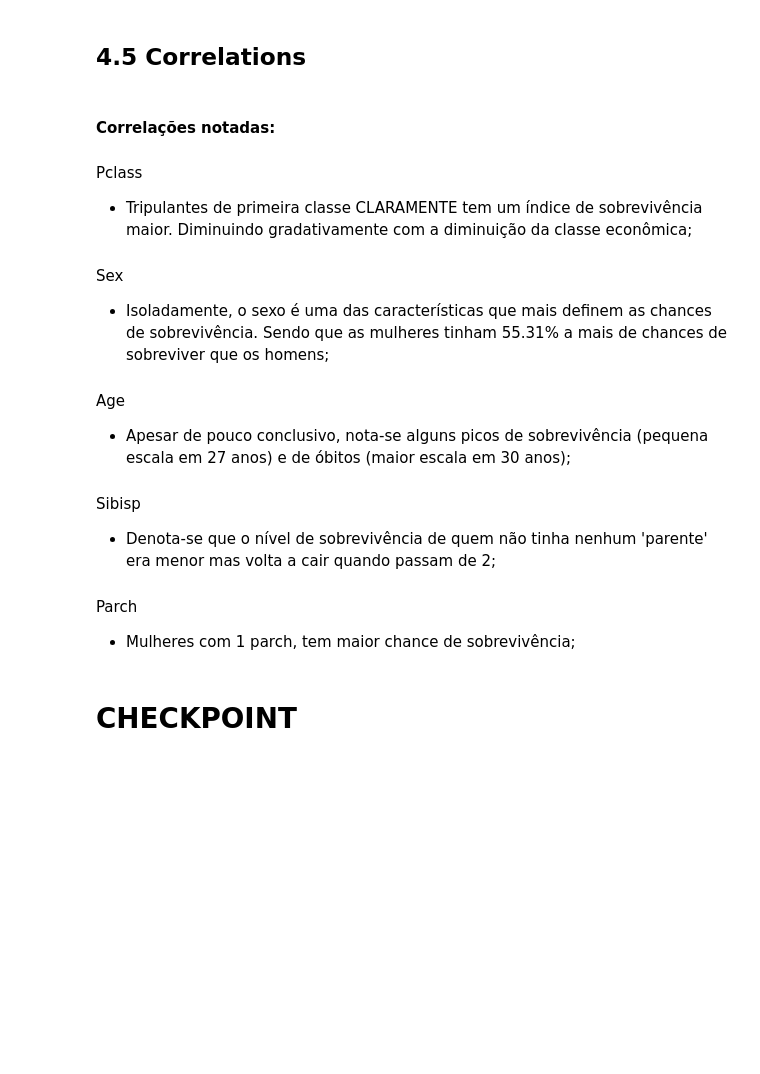
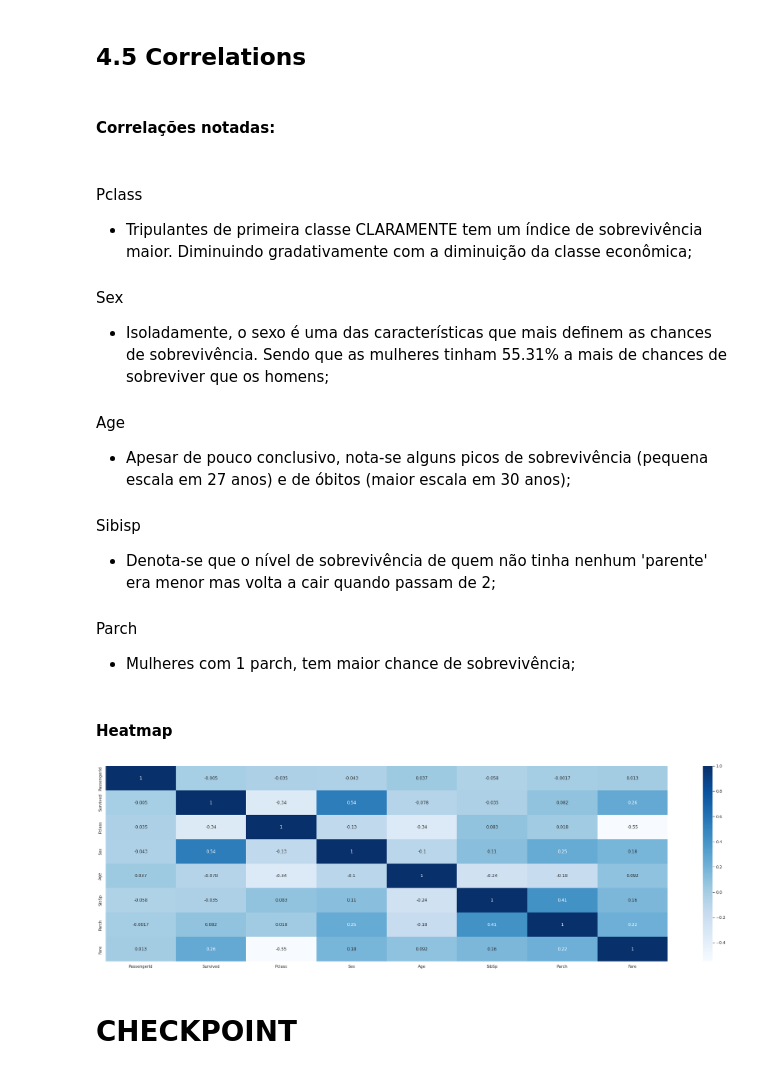
Before and after one commit to rsantosluan/Titanic-MLDisaster, a Jupyter notebook: notebooks/eda.ipynb, the cells around one changed output. Drawn from its saved outputs; the diff is of its cells as text; code cells hidden in the pictures; blank space fills up the shorter version.

```diff
--- a/notebooks/eda.ipynb
+++ b/notebooks/eda.ipynb
@@ -315,8 +315,9 @@ plt.yticks( [100,200,300,400,500] );
 - Não se aplica
 # %% [markdown]
 ## 4.5 Correlations
+# %% [markdown]
+#### Correlações notadas:
 # %% [markdown]
-#### Correlações notadas:
 #
 Pclass
 - Tripulantes de primeira classe CLARAMENTE tem um índice de sobrevivência maior. Diminuindo gradativamente com a diminuição da classe econômica;
@@ -332,6 +333,16 @@ Sibisp
 #
 Parch
 - Mulheres com 1 parch, tem maior chance de sobrevivência;
+# %% [markdown]
+#### Heatmap
+# %%
+sns.heatmap(
+    data_raw.corr( method = 'pearson' ),
+    annot = True,
+    cmap  = 'Blues'
+);
+# %% [output]
+[figure, added]
 # %% [markdown]
 # CHECKPOINT
 # %%
```
Also changed, not shown: 1 other file.
